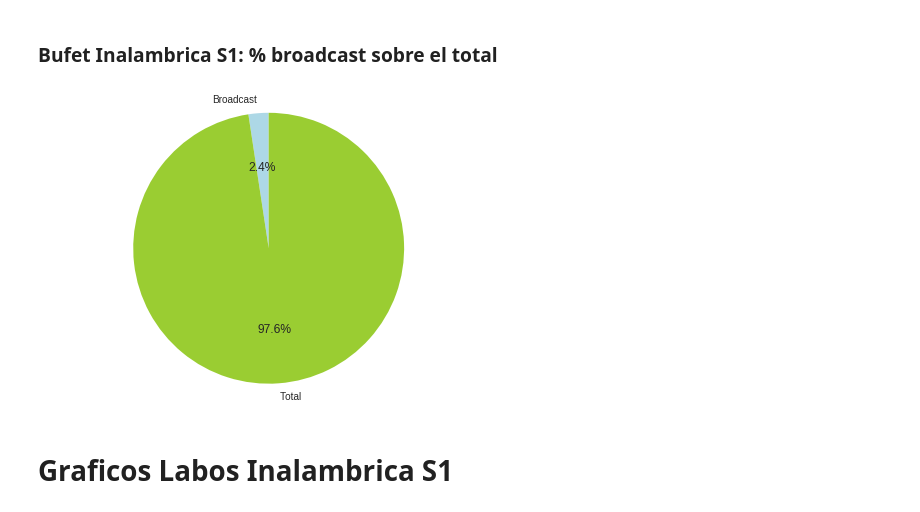
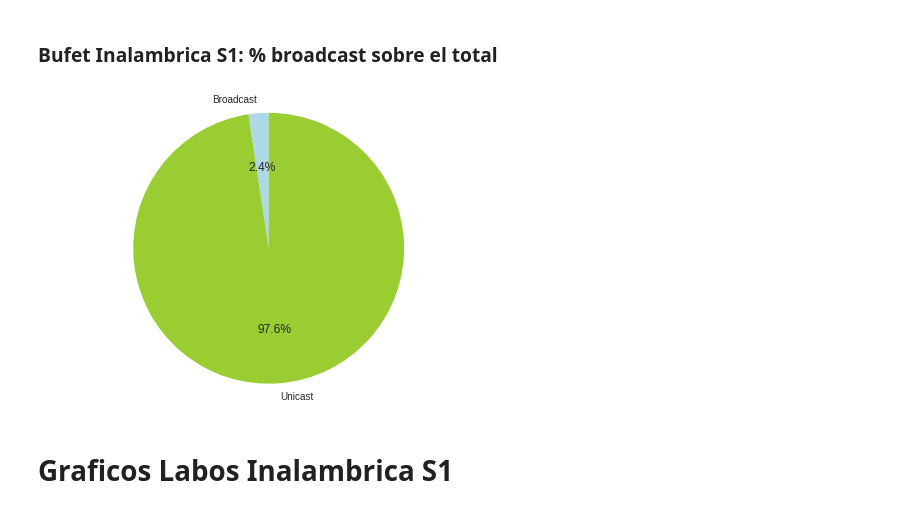
Before and after one commit to a-lavia/redes, a Jupyter notebook: tp1/tools/Graficos-s1.ipynb, the cells around one changed output. Saved outputs shown, nothing was run; the diff lists cells and outputs as text; code cells hidden in the pictures.

```diff
--- a/tp1/tools/Graficos-s1.ipynb
+++ b/tp1/tools/Graficos-s1.ipynb
@@ -194,19 +194,19 @@ plt.show()
 # %%
 sumBrBufet = sum(dfTableBufet[dfTableBufet['symbol'].str.contains('broadcast')]['probability'])*100
 #probabilidad broadcast, probabilidad total - broadcast
 sizesBufet = [sumBrBufet, 100 - sumBrBufet]
 
-labels = 'Broadcast', 'Total'
+labels = 'Broadcast', 'Unicast'
 explode = [0,0]
 
 fig1, ax1 = plt.subplots()
 ax1.pie(sizesBufet, explode=explode, labels=labels, autopct='%1.1f%%',
         shadow=False, startangle=90, colors=['lightblue', 'yellowgreen'])
 ax1.axis('equal')  # Equal aspect ratio ensures that pie is drawn as a circle.
 
 plt.show()
 # %% [output]
-[figure, old version]
+[figure, new version]
 # %% [markdown]
 # Graficos Labos Inalambrica S1
 # %%
```
Also changed, not shown: parts of 2 cells of this notebook.
